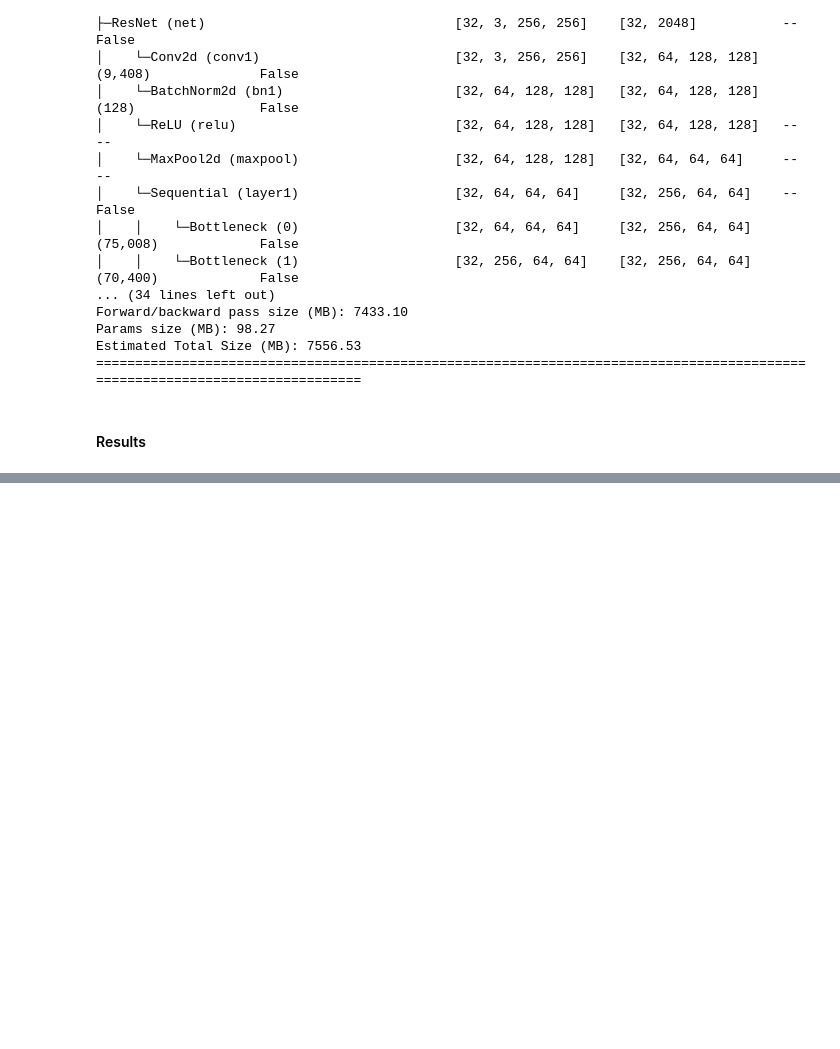
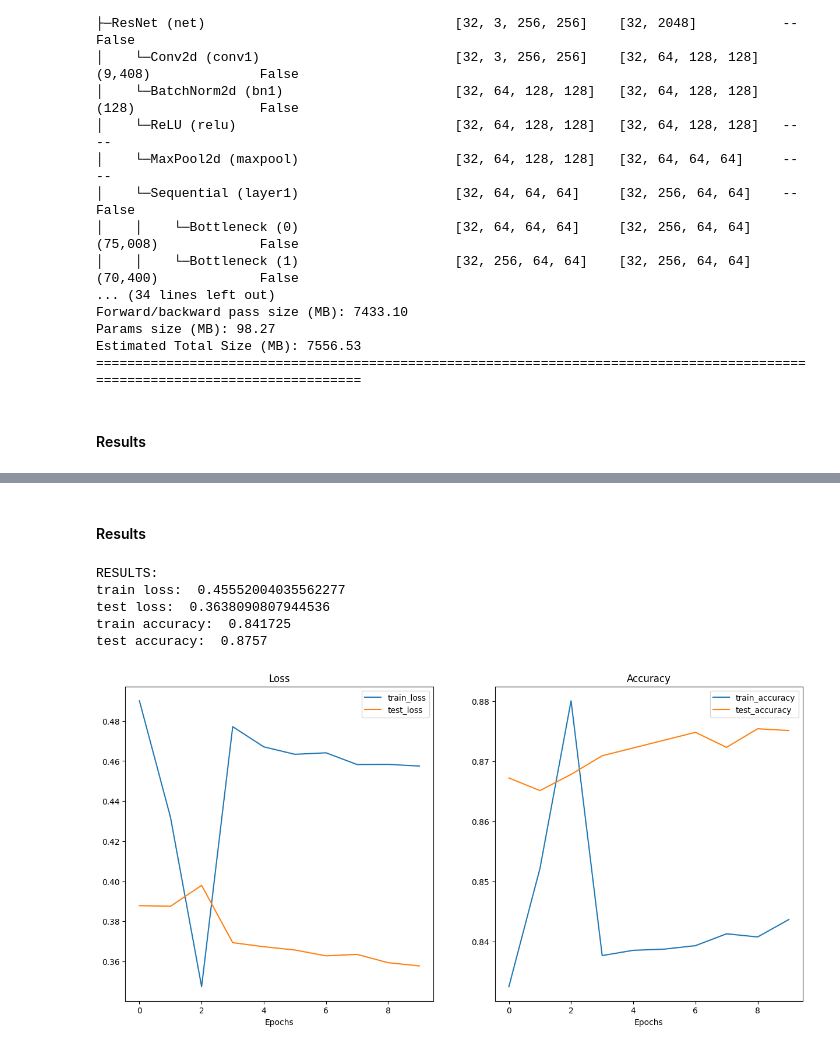
Before and after one commit to wilberquito/AMLProject, a Jupyter notebook: AMLProject_finalnotebook.ipynb, the cells around one changed output, grey strips where cells are left out. Saved outputs shown, nothing was run; the diff lists cells and outputs as text; code cells hidden in the pictures; blank space fills up the shorter version.

```diff
--- a/AMLProject_finalnotebook.ipynb
+++ b/AMLProject_finalnotebook.ipynb
@@ -240,0 +420,12 @@ Estimated Total Size (MB): 7556.53
+# %% [markdown]
+#### Results
+# %%
+amlresnet50_exo = load_model('/content/trained/exotic.amlresnet50.pth')
+print_res(amlresnet50_exo)
+# %% [output]
+RESULTS:
+train loss:  0.45552004035562277
+test loss:  0.3638090807944536
+train accuracy:  0.841725
+test accuracy:  0.8757
+[figure, added]
```
Also changed, not shown: parts of 41 cells of this notebook.
